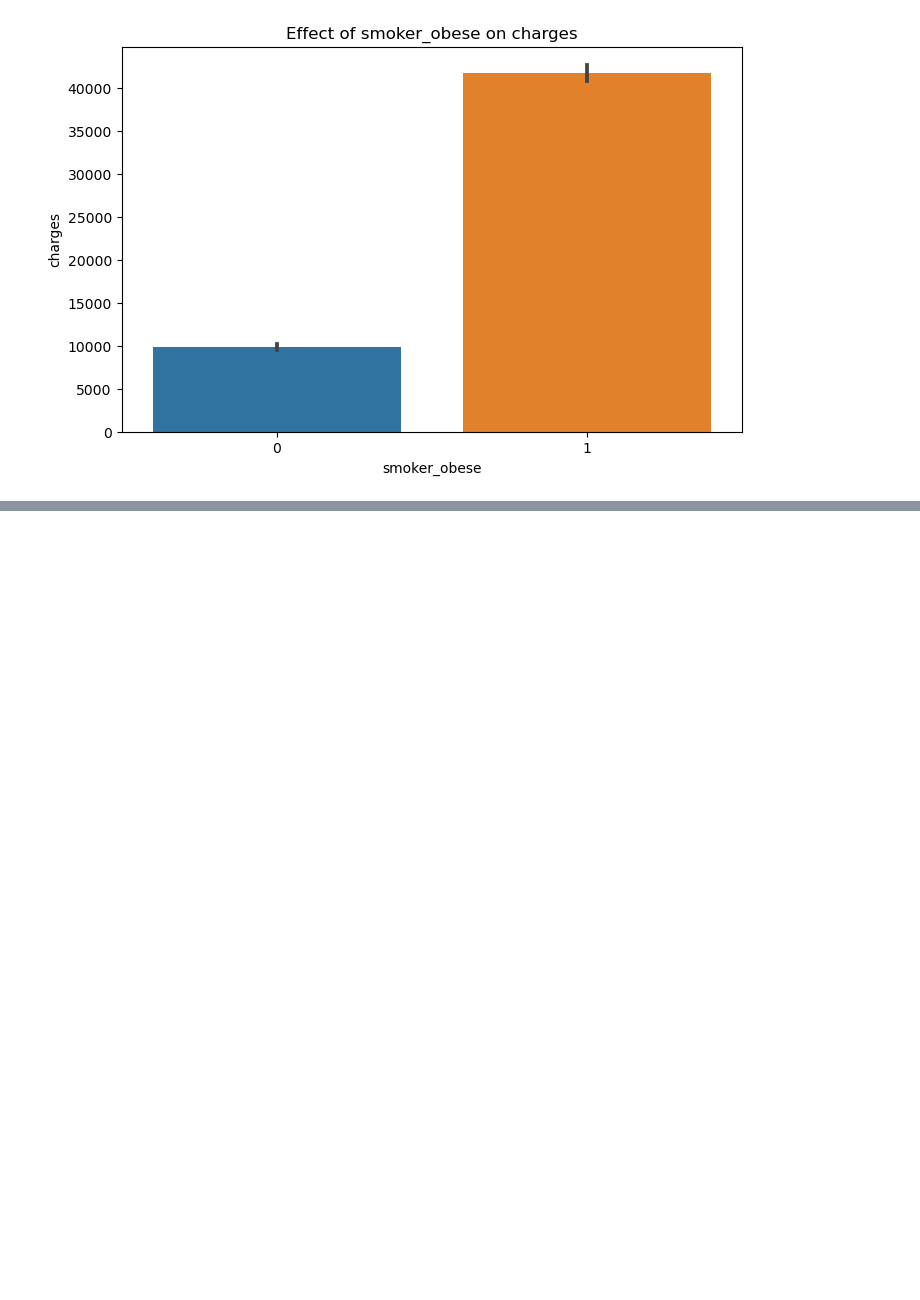
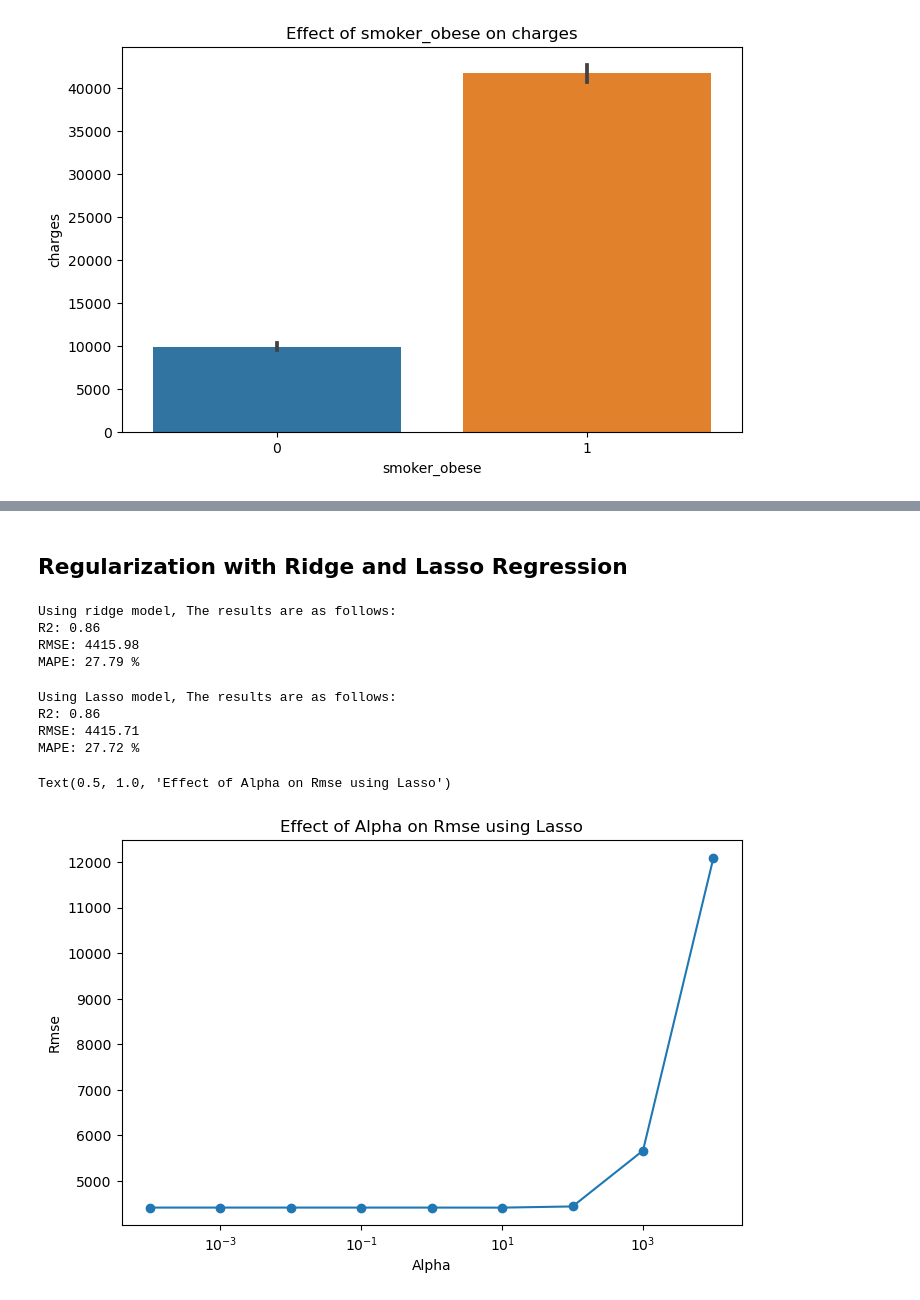
Before and after one commit to aimebamba/Medical-insurance-predicion, a Jupyter notebook: Medical insurance prediction.ipynb, the cells around one changed output, grey strips where cells are left out. Drawn from its saved outputs; the diff is of its cells as text; code cells hidden in the pictures; blank space fills up the shorter version.

Commit message:
Added ridge and asso models. Added feature selection

```diff
--- a/Medical insurance prediction.ipynb
+++ b/Medical insurance prediction.ipynb
@@ -433,3 +477,7 @@ feature_effect(df, 'smoker_obese')
+# %%
+# add obese(bmi>30) feature
+df['obese'] = df['bmi']>30
+df['obese'] = df['obese'].astype(int)
 # %%
 # get the features and target variable
 X, y = extract_features_target(df, 'charges')
@@ -482,0 +537,56 @@ From the above results, we can see that the best model is the one with the new f
+# %% [markdown]
+## Regularization with Ridge and Lasso Regression
+# %%
+# get the features and target variable
+X, y = extract_features_target(df, 'charges')
+# %%
+# standide the data
+X_scaled = scaler.fit_transform(X[['age', 'bmi','age_squared']])
+X_scaled = pd.DataFrame(X_scaled, columns=['age', 'bmi','age_squared'])
+X_scaled['children'] = X['children']
+X_scaled['smoker'] = X['smoker']
+X_scaled['region'] = X['region']
+X_scaled['smoker_obese'] = df['smoker_obese']
+X_scaled['obese'] = df['obese']
+# %%
+Ridge_model = Ridge(alpha=0.5)
+r2, rmse , mape= linear_regression_cv(X_scaled, y, model=Ridge_model)
+print( "Using ridge model, The results are as follows:")
+print("R2: %.2f" % r2)
+print("RMSE: %.2f" % rmse)
+print("MAPE: {:.2f} %".format(mape))
+# %% [output]
+Using ridge model, The results are as follows:
+R2: 0.86
+RMSE: 4415.98
+MAPE: 27.79 %
+# %%
+Laso_model = Lasso(alpha=0.0001)
+r2, rmse, mape = linear_regression_cv(X_scaled, y, model=Laso_model)
+print( "Using Lasso model, The results are as follows:")
+print("R2: %.2f" % r2)
+print("RMSE: %.2f" % rmse)
+print("MAPE: {:.2f} %".format(mape))
+# %% [output]
+Using Lasso model, The results are as follows:
+R2: 0.86
+RMSE: 4415.71
+MAPE: 27.72 %
+# %%
+# tune the hyperparameters of the lasse model
+alphas = np.logspace(-4, 4, 9)
+scores = []
+for alpha in alphas:
+    model = Lasso(alpha=alpha)
+    r2, rmse,mape = linear_regression_cv(X_scaled, y, model=model)
+    scores.append(rmse)
+
+plt.figure(figsize=(8,5))
+plt.plot(alphas, scores, marker='o')
+plt.xscale('log')
+plt.xlabel('Alpha')
+plt.ylabel('Rmse')
+plt.title('Effect of Alpha on Rmse using Lasso')
+# %% [output]
+Text(0.5, 1.0, 'Effect of Alpha on Rmse using Lasso')
+[figure, added]
```
Also changed, not shown: parts of 38 cells of this notebook.
